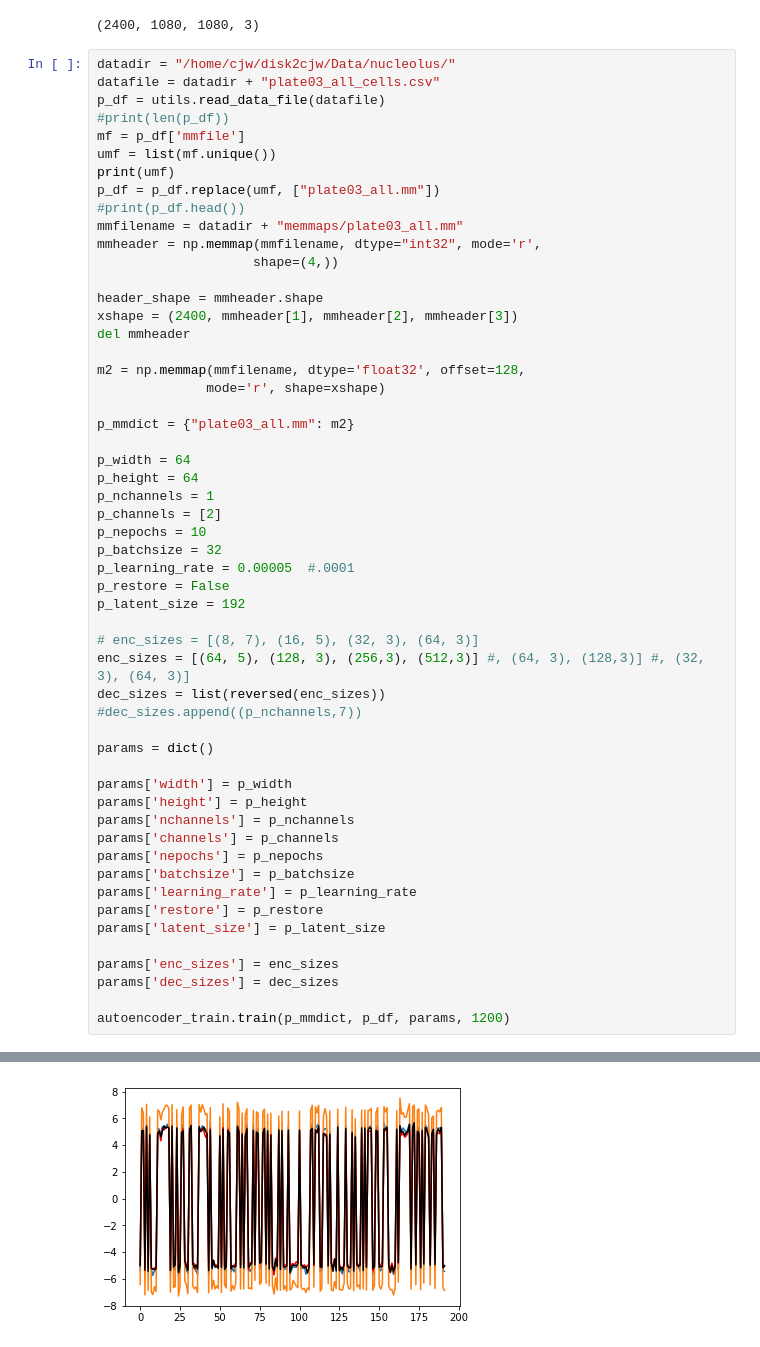
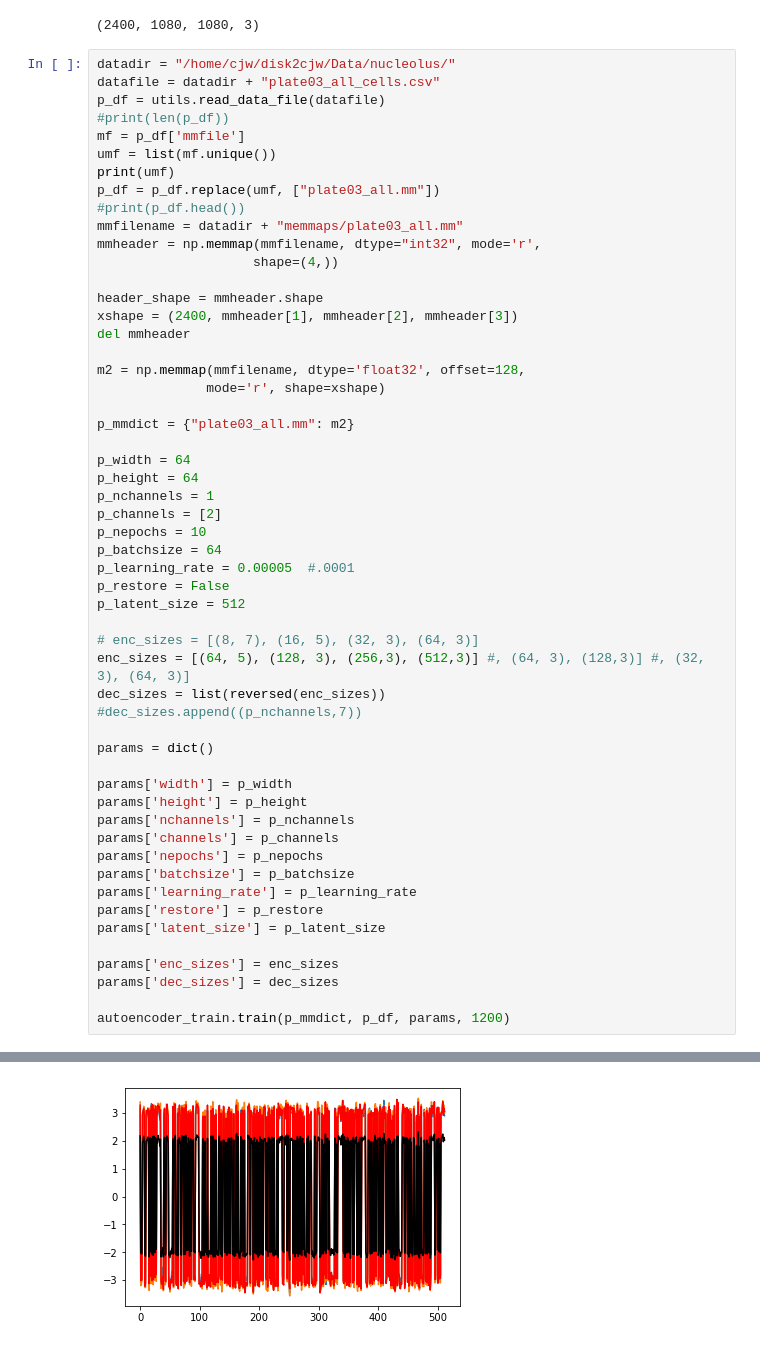
Before and after one commit to cwood1967/DeepLearning, a Jupyter notebook: autoencoder/Untitled.ipynb, the cells around one changed output, grey strips where cells are left out. Cells and saved outputs as stored; diff of their text form.

```diff
--- a/autoencoder/Untitled.ipynb
+++ b/autoencoder/Untitled.ipynb
@@ -51,10 +51,10 @@ p_height = 64
 p_nchannels = 1
 p_channels = [2]
 p_nepochs = 10
-p_batchsize = 32
+p_batchsize = 64
 p_learning_rate = 0.00005  #.0001
 p_restore = False
-p_latent_size = 192
+p_latent_size = 512
 
 # enc_sizes = [(8, 7), (16, 5), (32, 3), (64, 3)]
 enc_sizes = [(64, 5), (128, 3), (256,3), (512,3)] #, (64, 3), (128,3)] #, (32, 3), (64, 3)]
@@ -94 +94 @@ Epoch:  0 Iteration:  2400 Loss:  14.0656
-[figure, old version]
+[figure, new version]
```
Also changed, not shown: parts of 1 cell of this notebook.
